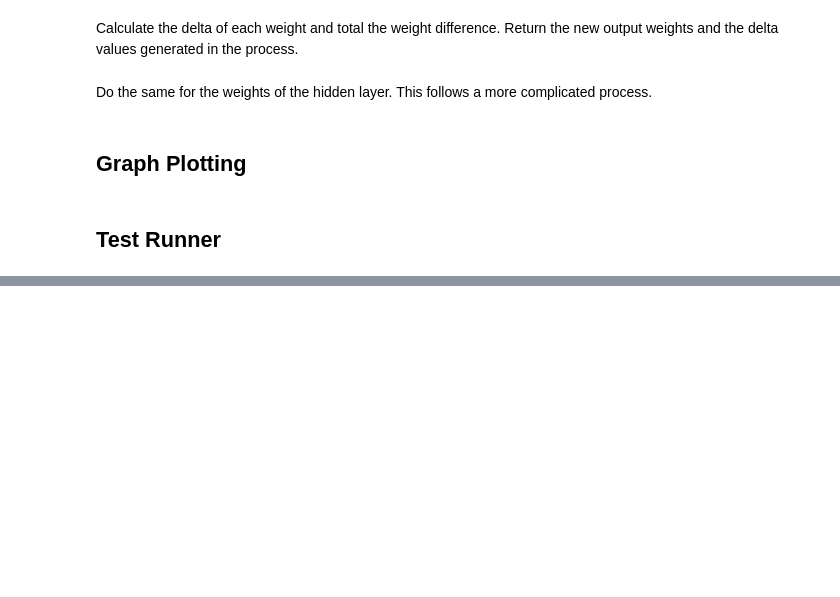
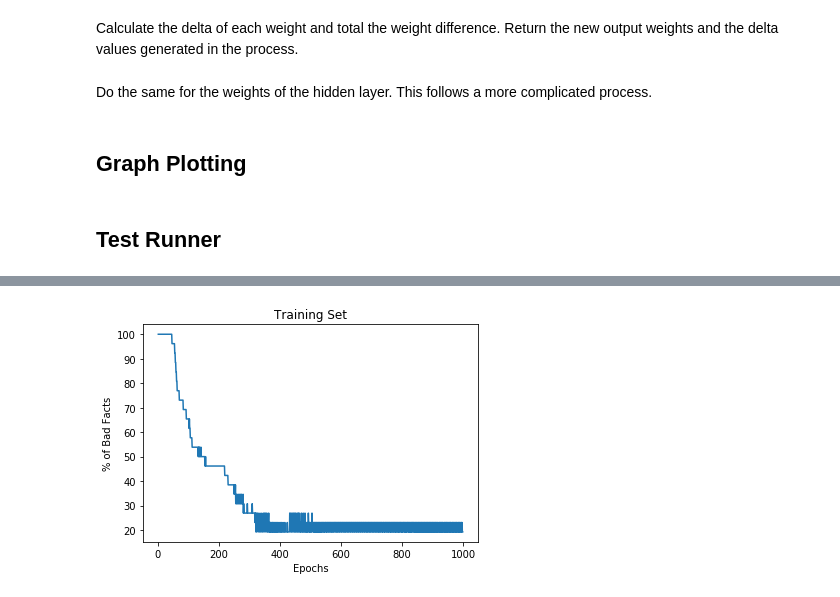
Before and after one commit to DeltSystem32/Multilayer-Perceptron, a Jupyter notebook: CIS3187_Assignment.ipynb, the cells around one changed output, grey strips where cells are left out. Cells and saved outputs as stored; diff of their text form; code cells hidden in the pictures; blank space fills up the shorter version.

```diff
--- a/CIS3187_Assignment.ipynb
+++ b/CIS3187_Assignment.ipynb
@@ -294,8 +324,34 @@ MLP.summation_hidden = summation_hidden
-# %%
-def get_change_in_weight(self, learning_rate, delta_value, output_value):
-  return learning_rate * delta_value * output_value
-
-MLP.get_change_in_weight = get_change_in_weight
+# %%
+def deltaHMethod(deltaOArray, outHArray):
+  i = 0
+  deltaHArray = np.array([0, 0, 0, 0], dtype=np.float64)
+  for entry in outHArray:
+    deltaHArray[i] = (entry * (1 - entry) * (sigmaDeltaO(deltaOArray, i)))
+    i = i + 1
+    return deltaHArray
+
+def sigmaDeltaO(deltaOArray, index):
+  sum = 0
+  x = 0
+  for delta in deltaOArray:
+    sum = sum + (delta * wO[index, x])
+    x = x + 1
+
+  return sum
+
+def newWeightHidden(deltaList, initialInput):
+  learningRate = parameters.LEARNING_RATE
+  i = 0
+  for input in initialInput:
+    x = 0
+    for delta in deltaList:
+      wH[i][x] += learningRate * delta * input
+      x = x + 1
+    i = i + 1
+
+MLP.deltaHMethod = deltaHMethod
+MLP.sigmaDeltaO = sigmaDeltaO
+MLP.newWeightHidden = newWeightHidden
 # %% [markdown]
 ## Graph Plotting
 # %%
@@ -316,5 +372,5 @@ MLP.plot_epoch_graph = plot_epoch_graph
 # %% [markdown]
 ## Test Runner
 # %%
-mlp = MLP(training_df)
+mlp = MLP()
 # %% [output]
@@ -338,0 +389,2 @@ False
+# %%
+mlp.train(training_df)
@@ -338,0 +409,4 @@ False
+# %%
+mlp.plot()
+# %% [output]
+[figure, added]
```
Also changed, not shown: parts of 25 cells of this notebook.
